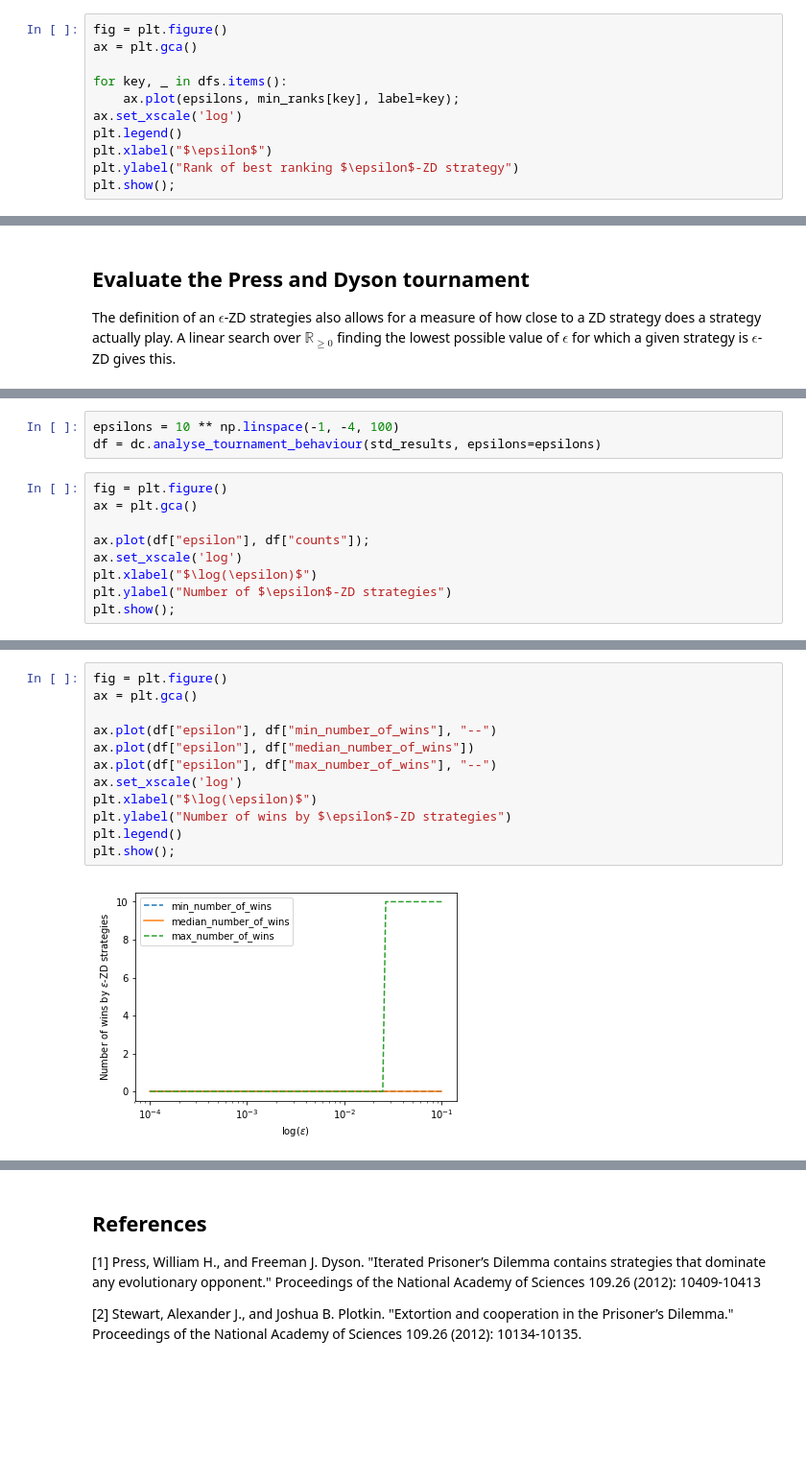
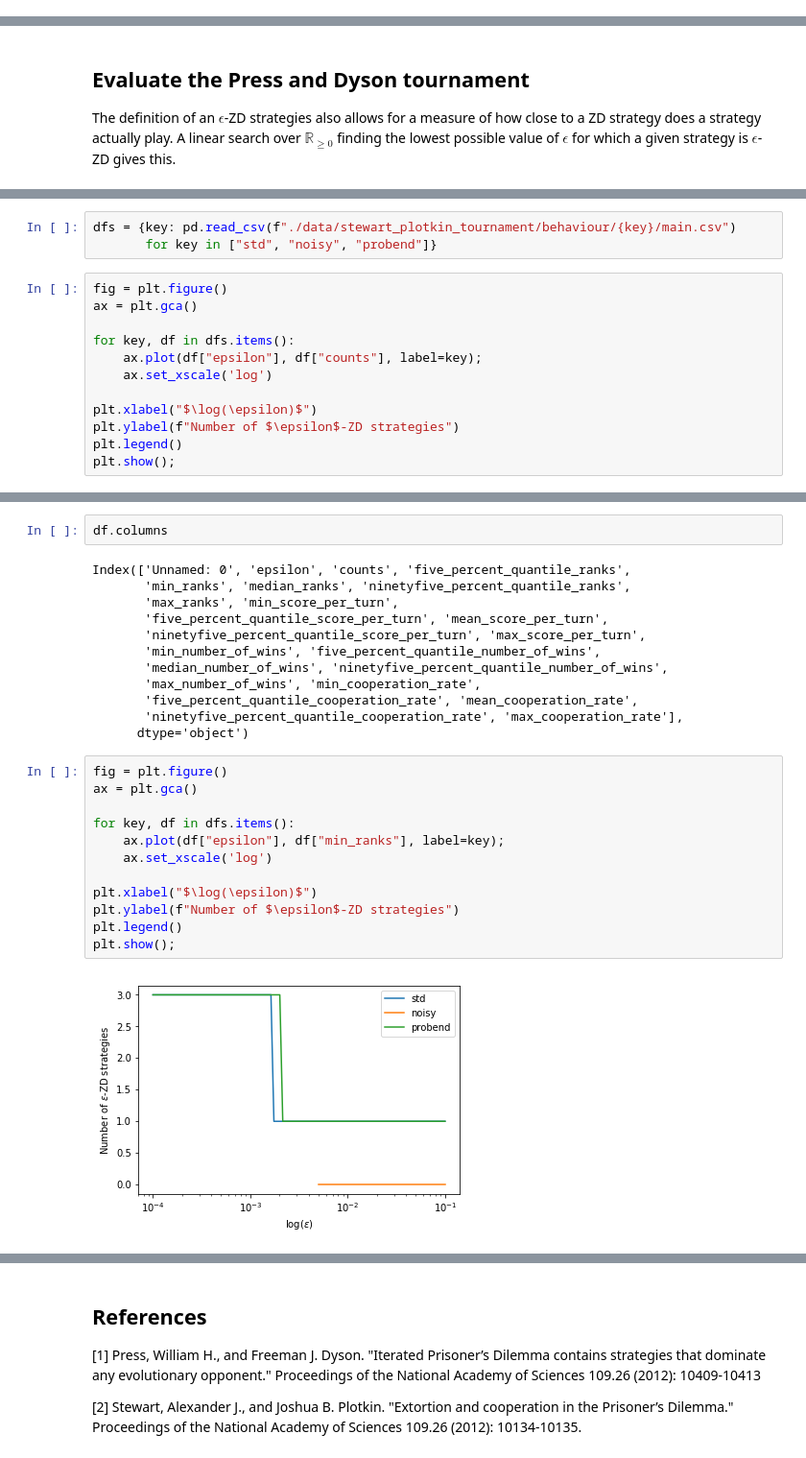
Before and after one commit to drvinceknight/testing_for_ZD, a Jupyter notebook: main.ipynb, the cells around one changed output, grey strips where cells are left out. Shown at 96% size. Saved outputs shown, nothing was run; the diff lists cells and outputs as text; blank space fills up the shorter version.

```diff
--- a/main.ipynb
+++ b/main.ipynb
@@ -169,11 +132,0 @@ plt.show();
-# %%
-fig = plt.figure()
-ax = plt.gca()
-
-for key, _ in dfs.items():
-    ax.plot(epsilons, min_ranks[key], label=key);
-ax.set_xscale('log')
-plt.legend()
-plt.xlabel("$\epsilon$")
-plt.ylabel("Rank of best ranking $\epsilon$-ZD strategy")
-plt.show();
@@ -212,13 +137,16 @@ import testzd.data_collection as dc
-# %%
-epsilons = 10 ** np.linspace(-1, -4, 100)
-df = dc.analyse_tournament_behaviour(std_results, epsilons=epsilons)
+# %%
+dfs = {key: pd.read_csv(f"./data/stewart_plotkin_tournament/behaviour/{key}/main.csv")
+       for key in ["std", "noisy", "probend"]}
 # %%
 fig = plt.figure()
 ax = plt.gca()
 
-ax.plot(df["epsilon"], df["counts"]);
-ax.set_xscale('log')
+for key, df in dfs.items():
+    ax.plot(df["epsilon"], df["counts"], label=key);
+    ax.set_xscale('log')
+
 plt.xlabel("$\log(\epsilon)$")
-plt.ylabel("Number of $\epsilon$-ZD strategies")
+plt.ylabel(f"Number of $\epsilon$-ZD strategies")
+plt.legend()
 plt.show();
 # %% [output]
@@ -226,14 +154,28 @@ plt.show();
+# %%
+df.columns
+# %% [output]
+Index(['Unnamed: 0', 'epsilon', 'counts', 'five_percent_quantile_ranks',
+       'min_ranks', 'median_ranks', 'ninetyfive_percent_quantile_ranks',
+       'max_ranks', 'min_score_per_turn',
+       'five_percent_quantile_score_per_turn', 'mean_score_per_turn',
+       'ninetyfive_percent_quantile_score_per_turn', 'max_score_per_turn',
+       'min_number_of_wins', 'five_percent_quantile_number_of_wins',
+       'median_number_of_wins', 'ninetyfive_percent_quantile_number_of_wins',
+       'max_number_of_wins', 'min_cooperation_rate',
+       'five_percent_quantile_cooperation_rate', 'mean_cooperation_rate',
+       'ninetyfive_percent_quantile_cooperation_rate', 'max_cooperation_rate'],
+      dtype='object')
 # %%
 fig = plt.figure()
 ax = plt.gca()
 
-ax.plot(df["epsilon"], df["min_number_of_wins"], "--")
-ax.plot(df["epsilon"], df["median_number_of_wins"])
-ax.plot(df["epsilon"], df["max_number_of_wins"], "--")
-ax.set_xscale('log')
+for key, df in dfs.items():
+    ax.plot(df["epsilon"], df["min_ranks"], label=key);
+    ax.set_xscale('log')
+
 plt.xlabel("$\log(\epsilon)$")
-plt.ylabel("Number of wins by $\epsilon$-ZD strategies")
+plt.ylabel(f"Number of $\epsilon$-ZD strategies")
 plt.legend()
 plt.show();
 # %% [output]
-[figure, old version]
+[figure, new version]
```
Also changed, not shown: parts of 16 cells of this notebook, 2 other files.
